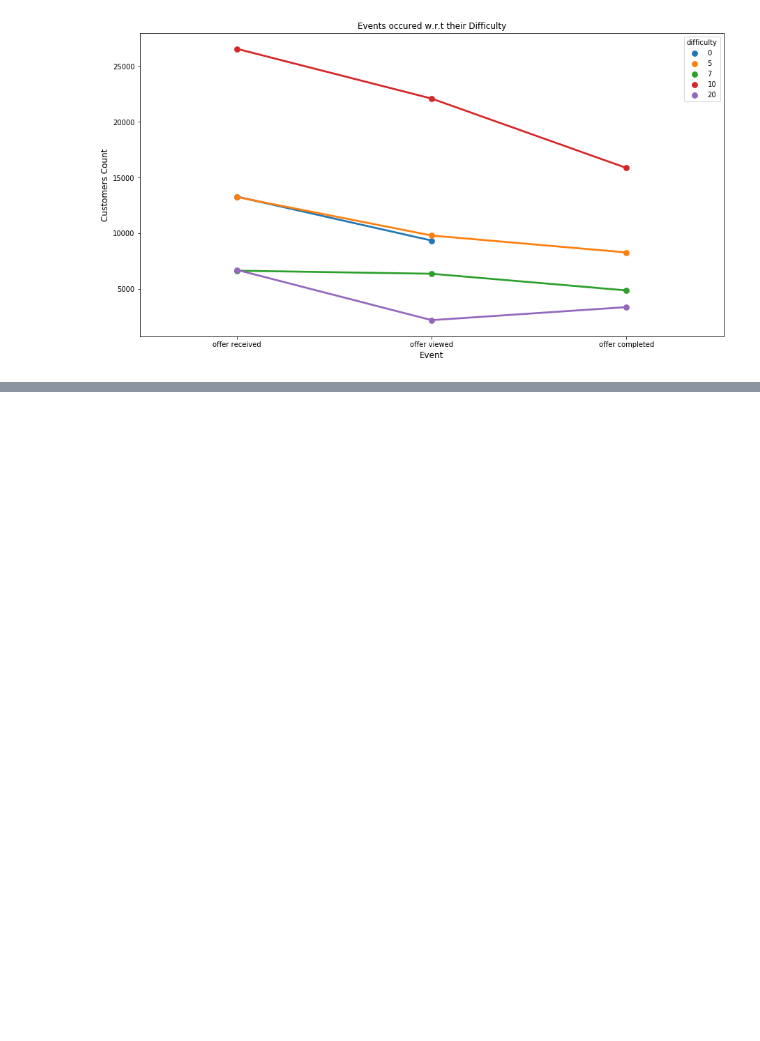
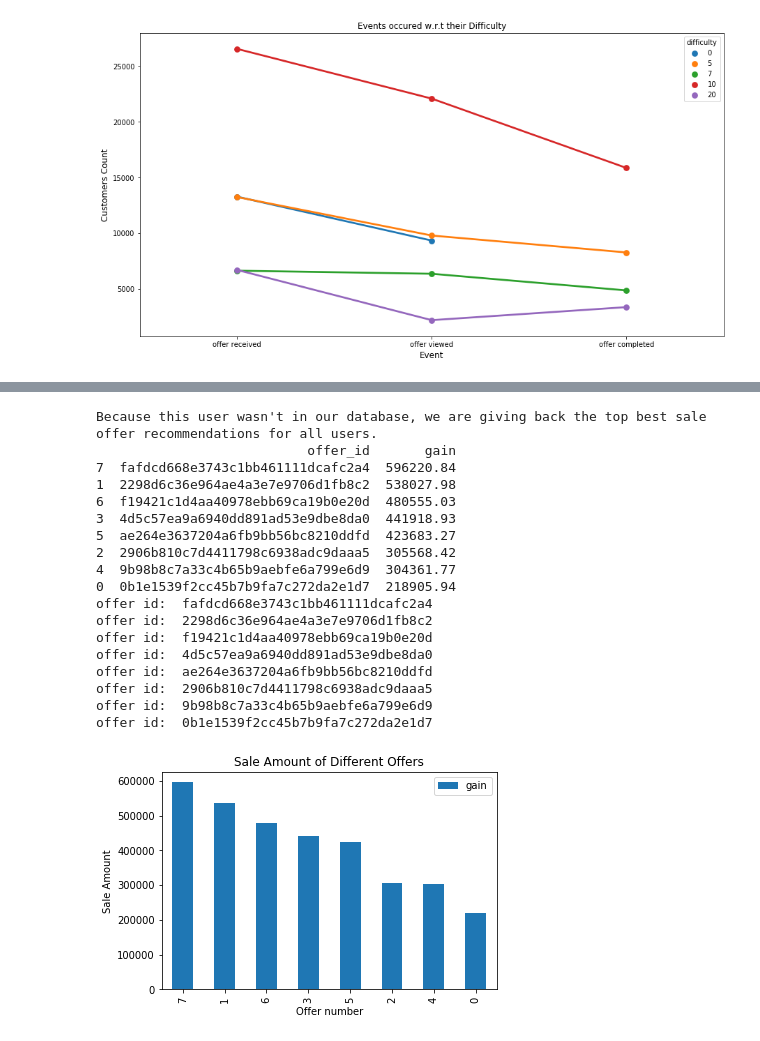
Before and after one commit to NomanNasirMinhas/Starbucks-Capstone-Project, a Jupyter notebook: Starbucks_Capstone_notebook.ipynb, the cells around one changed output, grey strips where cells are left out. Cells and saved outputs as stored; diff of their text form; code cells hidden in the pictures; blank space fills up the shorter version.

```diff
--- a/Starbucks_Capstone_notebook.ipynb
+++ b/Starbucks_Capstone_notebook.ipynb
@@ -378,0 +447,4 @@ plt.title('Events occured w.r.t their Difficulty');
+# %%
+train_size = int(offers.shape[0]*0.7)
+test_size = offers.shape[0] - train_size
+train_size, test_size
@@ -378,0 +453,4 @@ plt.title('Events occured w.r.t their Difficulty');
+# %%
+train_offer = offers[:train_size]
+test_offer = offers[train_size:]
+train_df = create_user_item_matrix(train_offer, 'train_df.p')
@@ -378,0 +556,6 @@ plt.title('Events occured w.r.t their Difficulty');
+# %%
+# Create user-by-item matrix - nothing to do here
+train_data_np = np.array(train_df)
+
+# Fit FunkSVD with the specified hyper parameters to the training data
+user_mat, offer_mat = FunkSVD(train_data_np, latent_features=15, learning_rate=0.005, iters=150)
@@ -378,0 +686,18 @@ plt.title('Events occured w.r.t their Difficulty');
+# %%
+def recommend_offer(user_id, user_mat, offer_mat):
+    recommend = {}
+    for offer_id in train_df.columns:
+        pred_val = predict_reaction(user_mat, offer_mat, user_id, offer_id)
+        if pred_val != None:
+            recommend[offer_id] = pred_val
+        else:
+            break
+    if pred_val == None:
+        print("Because this user wasn't in our database, we are giving back the top best sale offer recommendations for all users.")
+        top_offer = best_sale_offer(full_df)
+        for offer_id in top_offer['offer_id']:
+            print("offer id: ", offer_id)
+    else:
+        print("recommend offer for user ", user_id)
+        for offer_id, pred_val in sorted(recommend.items(), key=lambda kv:(kv[1], kv[0]), reverse=True):
+            print("offer id: ", offer_id, " predicted value: ", round(pred_val,2))
@@ -378,0 +770,23 @@ plt.title('Events occured w.r.t their Difficulty');
+# %%
+# we recommend top best sale offer to a new user
+recommend_offer('new_user', user_mat, offer_mat)
+# %% [output]
+Because this user wasn't in our database, we are giving back the top best sale offer recommendations for all users.
+                           offer_id       gain
+7  fafdcd668e3743c1bb461111dcafc2a4  596220.84
+1  2298d6c36e964ae4a3e7e9706d1fb8c2  538027.98
+6  f19421c1d4aa40978ebb69ca19b0e20d  480555.03
+3  4d5c57ea9a6940dd891ad53e9dbe8da0  441918.93
+5  ae264e3637204a6fb9bb56bc8210ddfd  423683.27
+2  2906b810c7d4411798c6938adc9daaa5  305568.42
+4  9b98b8c7a33c4b65b9aebfe6a799e6d9  304361.77
+0  0b1e1539f2cc45b7b9fa7c272da2e1d7  218905.94
+offer id:  fafdcd668e3743c1bb461111dcafc2a4
+offer id:  2298d6c36e964ae4a3e7e9706d1fb8c2
+offer id:  f19421c1d4aa40978ebb69ca19b0e20d
+offer id:  4d5c57ea9a6940dd891ad53e9dbe8da0
+offer id:  ae264e3637204a6fb9bb56bc8210ddfd
+offer id:  2906b810c7d4411798c6938adc9daaa5
+offer id:  9b98b8c7a33c4b65b9aebfe6a799e6d9
+offer id:  0b1e1539f2cc45b7b9fa7c272da2e1d7
+[figure, added]
```
Also changed, not shown: parts of 21 cells of this notebook, 3 other files.
